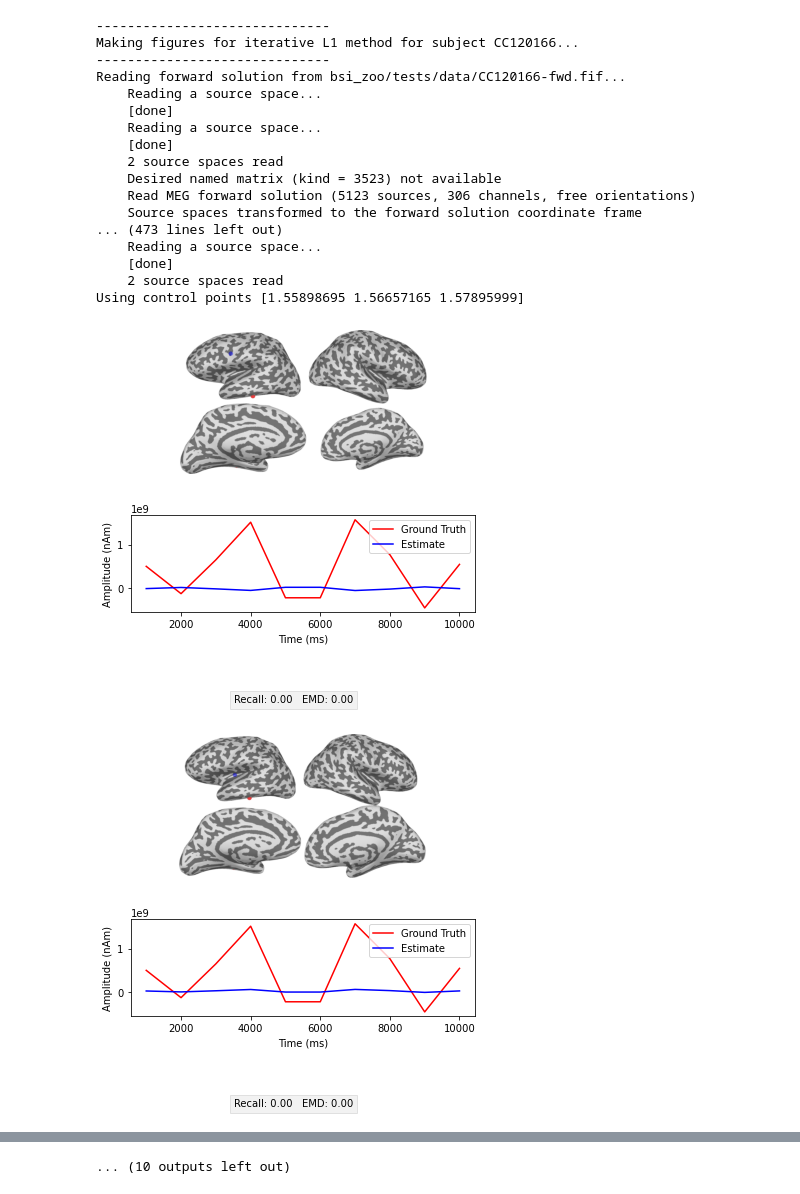
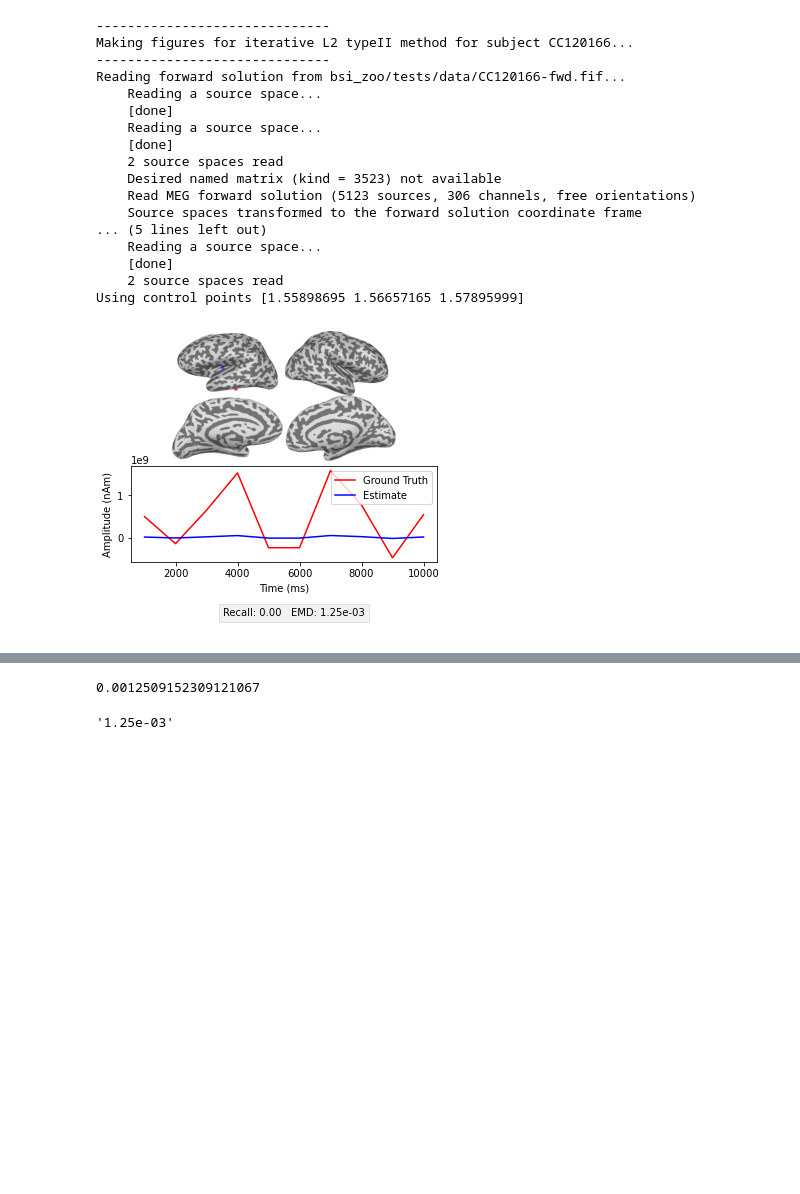
Before and after one commit to braindatalab/BSI-Zoo, a Jupyter notebook: visualisation.ipynb, the cells around one changed output, grey strips where cells are left out. Saved outputs shown, nothing was run; the diff lists cells and outputs as text; code cells hidden in the pictures; blank space fills up the shorter version.

```diff
--- a/visualisation.ipynb
+++ b/visualisation.ipynb
@@ -77,6 +75,7 @@ def add_foci_to_brain_surface(brain, stc, ax, color, label):
     ax.set_ylabel("Amplitude (nAm)")
     ax.legend()
 # %%
+# for free orientation the active set needs to diminised to the same shape of fixed
 for subject in SUBJECTS:
     for solver in SOLVER_NAMES:
             print('-'*30)
@@ -156,35 +155,34 @@ for subject in SUBJECTS:
             axes[brain_idx].axis("off")
 
             axes[spacing_idx].axis("off")
 
             axes[metrics_idx].axis("off")
             # get metrics
             recall, emd = metrics(fwd, stc, stc_hat)
-            axes[metrics_idx].text(0.3, 0.5, 'Recall: %.2f   EMD: %.2f'%(recall, emd), bbox=dict(facecolor='grey', alpha=0.1))
+            axes[metrics_idx].text(0.3, 0.5, 'Recall: %.2f   EMD: %.2e'%(recall, emd), bbox=dict(facecolor='grey', alpha=0.1))
 
             fig.subplots_adjust(left=0.15, right=0.9, bottom=0.15, top=0.9, wspace=0.1,
                     hspace=0.2)
 
             fig.tight_layout()
             fig.savefig(os.path.join(PATH_TO_SAVE_FIGURES, 'combined','%s_%s.svg'%(solver, subject)))
             brain.close()
 # %% [output]
 ------------------------------
-Making figures for iterative L1 method for subject CC120166...
+Making figures for iterative L2 typeII method for subject CC120166...
 ------------------------------
 Reading forward solution from bsi_zoo/tests/data/CC120166-fwd.fif...
     Reading a source space...
     [done]
     Reading a source space...
     [done]
     2 source spaces read
     Desired named matrix (kind = 3523) not available
     Read MEG forward solution (5123 sources, 306 channels, free orientations)
     Source spaces transformed to the forward solution coordinate frame
-... (473 lines left out)
+... (5 lines left out)
     Reading a source space...
     [done]
     2 source spaces read
 Using control points [1.55898695 1.56657165 1.57895999]
-[figure, old version]
+[figure, new version]
-[figure, removed]
@@ -200,4 +189,11 @@ Using control points [1.55898695 1.56657165 1.57895999]
-... (10 outputs left out)
+# %%
+emd
+# %% [output]
+0.0012509152309121067
+# %%
+'%.2e' % emd
+# %% [output]
+'1.25e-03'
 # %%
 #             plot_sparse_source_estimates(
 #                 source_space, [stc, stc_hat], bgcolor=(1, 1, 1),
```
Also changed, not shown: parts of 3 cells of this notebook.
